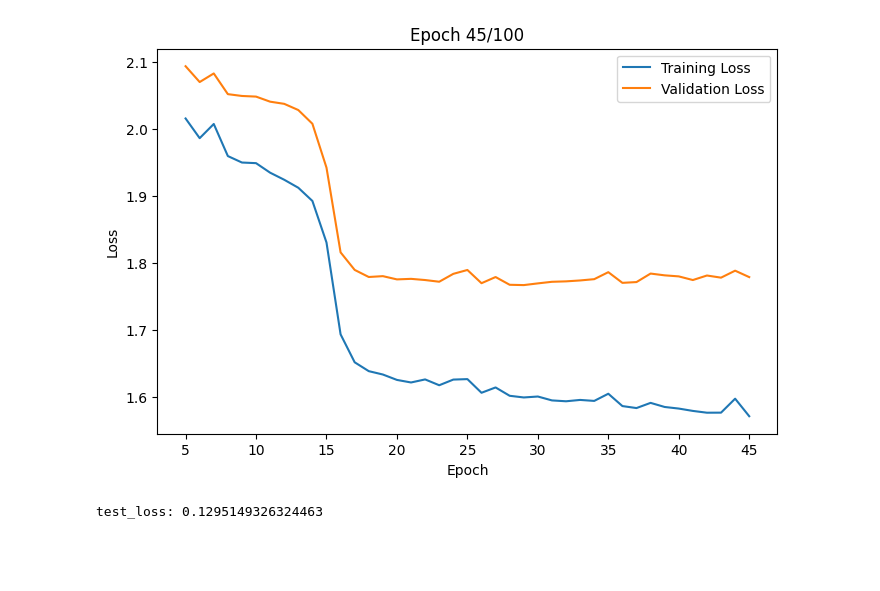
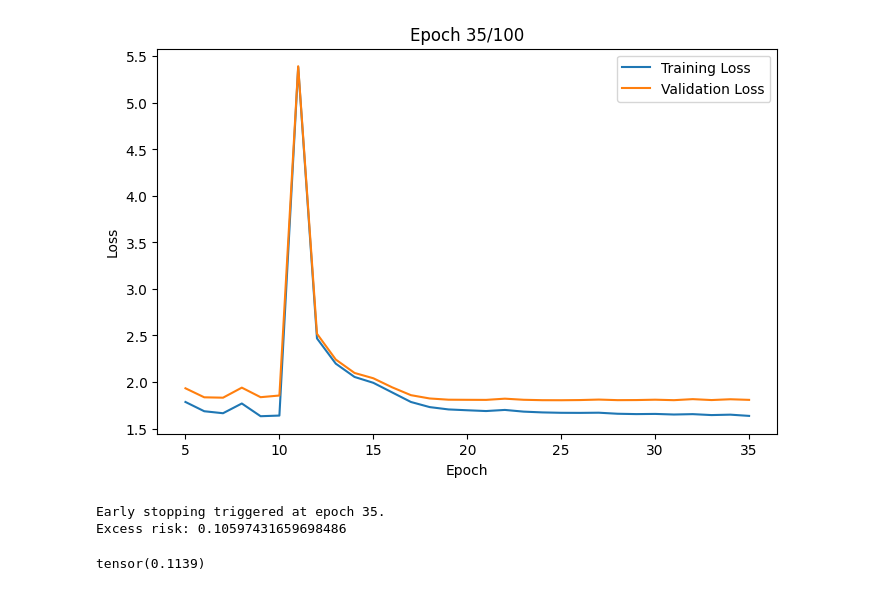
Before and after one commit to tianyima2000/DNN_missing_data, a Jupyter notebook: Tutorial.ipynb, the cells around one changed output. Drawn from its saved outputs; the diff is of its cells as text; code cells hidden in the pictures; blank space fills up the shorter version.

```diff
--- a/Tutorial.ipynb
+++ b/Tutorial.ipynb
@@ -13,21 +79,21 @@ from torch.utils.data import TensorDataset, DataLoader
 # %%
-n = 2*10**4    # this includs training data, validationm data and testing data.
-d = 30
+n = 2*10**4    # This includes training data, validationm data and testing data.
+d = 20
 sigma = 0.5
 
-# define regression function
+# Define regression function
 def reg_func(x):
     y = np.exp(x[1] + x[2]) + 4 * x[3]**2    # X unif[-1,1], Bayes risk approx 1.448286 + sigma^2
     return y
 
-# generate X and Y
+# Generate X and Y
 X = np.random.uniform(-1 , 1, (n, d))
 epsilon = np.random.normal(0, sigma, n)
 Y = np.zeros(n)
 for i in range(n):
     Y[i] = reg_func(X[i,:]) + epsilon[i]
 
-# generate Omega, which has iid Ber(0.5) coordinates, independent of X
+# Generate Omega, which has iid Ber(0.5) coordinates, independent of X
 Omega = np.random.binomial(1, 0.5, (n, d))
 Z_ZI = X * Omega
 # %%
@@ -101,9 +173,8 @@ class PENN(nn.Module):
         return final_output
 # %%
 lr = 0.001
-l1_lambda = 0.001
 epochs = 100
-patience = 20
+patience = 10
 threshold = 0.001
 
 model_PENN = PENN()
@@ -112,57 +183,61 @@ PENN_train_loader = DataLoader(dataset = PENN_train_data, batch_size=200, shuffl
 
 optimizer = optim.Adam(model_PENN.parameters(), lr=lr)
 loss_fn = nn.MSELoss()
 
 train_losses = []
 val_losses = []
 
 for epoch in range(epochs):
 
     model_PENN.train()
+    if epoch == 10:
+        model_PENN = global_prune(model_PENN, amount = 0.9)
+        optimizer = optim.Adam(model_PENN.parameters(), lr=lr)
     for z_batch, omega_batch, y_batch in PENN_train_loader:
         optimizer.zero_grad()
         pred = model_PENN(z_batch, omega_batch)
         loss = loss_fn(pred, y_batch)
-
-        # L1 penalty
-        l1_penalty = 0
-        for param in model_PENN.parameters():
-            l1_penalty += torch.sum(torch.abs(param))
-        loss += l1_lambda * l1_penalty
-
         loss.backward()
         optimizer.step()
 
+    # Record training and validation losses
+    model_PENN.eval()
+    with torch.no_grad():
+        train_losses.append(loss_fn(model_PENN(Z_ZI_train, Omega_train), Y_train))
+        val_losses.append(loss_fn(model_PENN(Z_ZI_val, Omega_val), Y_val))
+
+    # Live plotting (Jupyter only)
     if epoch >= 4:
-        model_PENN.eval()
-        with torch.no_grad():
-            train_losses.append(loss_fn(model_PENN(Z_ZI_train, Omega_train), Y_train))
-            val_losses.append(loss_fn(model_PENN(Z_ZI_val, Omega_val), Y_val))
-
-        # Live plotting
-        clear_output(wait=True)  # Clear previous output (Jupyter only)
+        clear_output(wait=True)
         plt.figure(figsize=(8, 5))
-        plt.plot(range(5,epoch+2), train_losses, label='Training Loss')
-        plt.plot(range(5,epoch+2), val_losses, label='Validation Loss')
+        plt.plot(range(5,epoch+2), train_losses[4:], label='Training Loss')
+        plt.plot(range(5,epoch+2), val_losses[4:], label='Validation Loss')
         plt.title(f'Epoch {epoch+1}/{epochs}')
         plt.xlabel('Epoch')
         plt.ylabel('Loss')
         plt.legend()
         plt.show()
 
-        # Early stopping
-        min_index = val_losses.index(min(val_losses))
+    # Early stopping
+    if epoch >= 10:
+        min_index = val_losses.index(min(val_losses[10:]))
         if epoch - min_index >= patience:
+            print(f'Early stopping triggered at epoch {epoch+1}.')
             break
 
 
-### set every parameter below threshold to zero
-    with torch.no_grad():
-        for param in model_PENN.parameters():
-            param.data[param.abs() <= threshold] = 0
-
-# print excess risk
-print(f'test_loss: {loss_fn(model_PENN(Z_ZI_test, Omega_test), Y_test) - 1.448 - sigma**2}')
+# Print excess risk, i.e. testing loss - bayes risk
+print(f'Excess risk: {loss_fn(model_PENN(Z_ZI_test, Omega_test), Y_test) - 1.448 - sigma**2}')
 # %% [output]
-[figure, old version]
+[figure, new version]
-test_loss: 0.1295149326324463
+Early stopping triggered at epoch 35.
+Excess risk: 0.10597431659698486
+# %%
+# Check sparsity
+l0_norm = 0
+for param in model_PENN.parameters():
+    l0_norm += torch.sum(param != 0)
+total_param = sum(p.numel() for p in model_PENN.parameters())
+print(l0_norm/total_param)
+# %% [output]
+tensor(0.1139)
```
Also changed, not shown: parts of 4 cells of this notebook.
